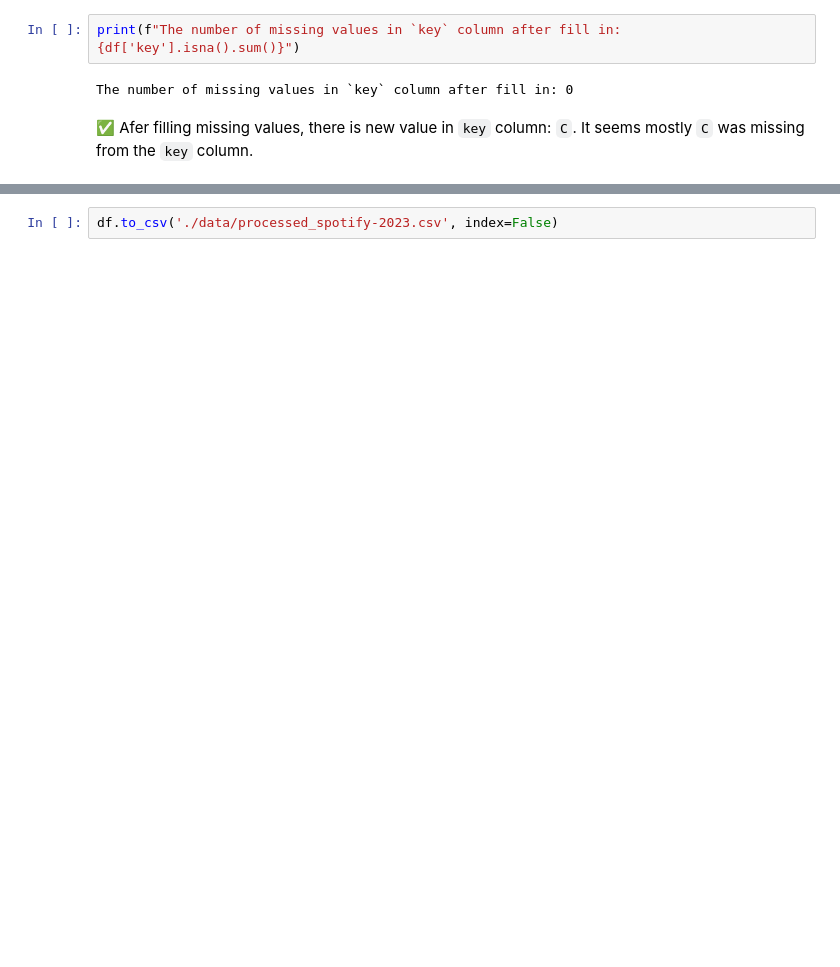
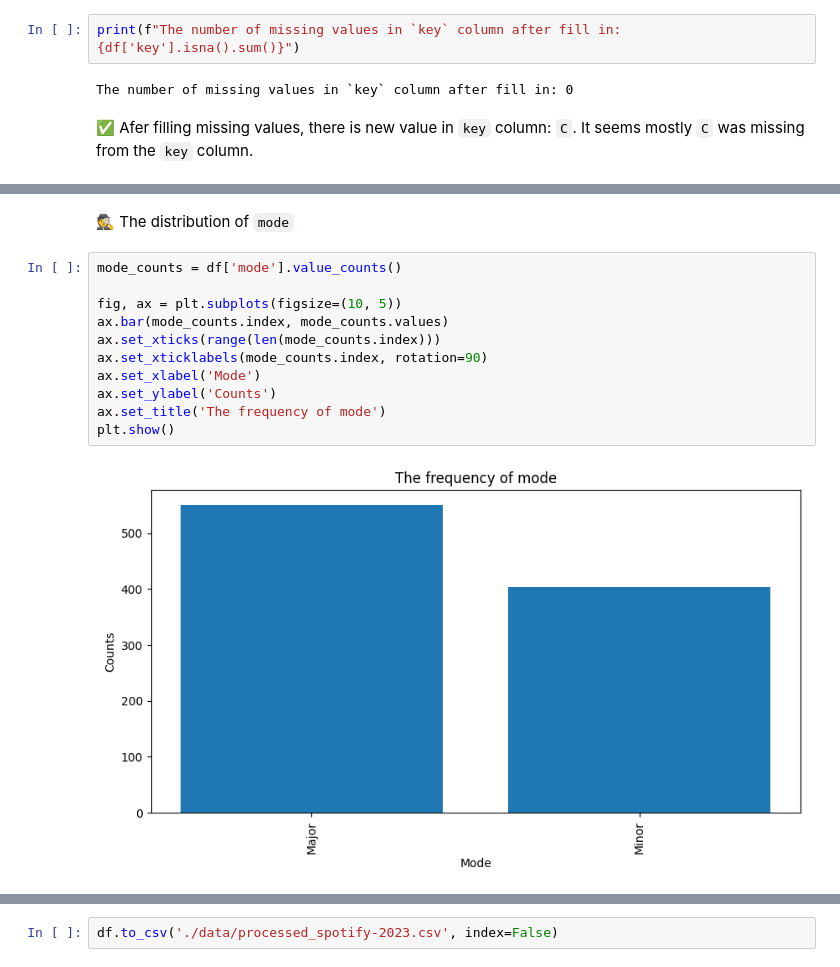
Before and after one commit to khanhnhan1512/Final-Project-DS-Programming, a Jupyter notebook: 02-Data_Exploration_and_Preprocessing.ipynb, the cells around one changed output, grey strips where cells are left out. Saved outputs shown, nothing was run; the diff lists cells and outputs as text; blank space fills up the shorter version.

```diff
--- a/02-Data_Exploration_and_Preprocessing.ipynb
+++ b/02-Data_Exploration_and_Preprocessing.ipynb
@@ -529,0 +592,15 @@ The number of missing values in `key` column after fill in: 0
+# %% [markdown]
+🕵️ The distribution of `mode`
+# %%
+mode_counts = df['mode'].value_counts()
+
+fig, ax = plt.subplots(figsize=(10, 5))
+ax.bar(mode_counts.index, mode_counts.values)
+ax.set_xticks(range(len(mode_counts.index)))
+ax.set_xticklabels(mode_counts.index, rotation=90)
+ax.set_xlabel('Mode')
+ax.set_ylabel('Counts')
+ax.set_title('The frequency of mode')
+plt.show()
+# %% [output]
+[figure, added]
```
Also changed, not shown: parts of 62 cells of this notebook, 3 other files.
